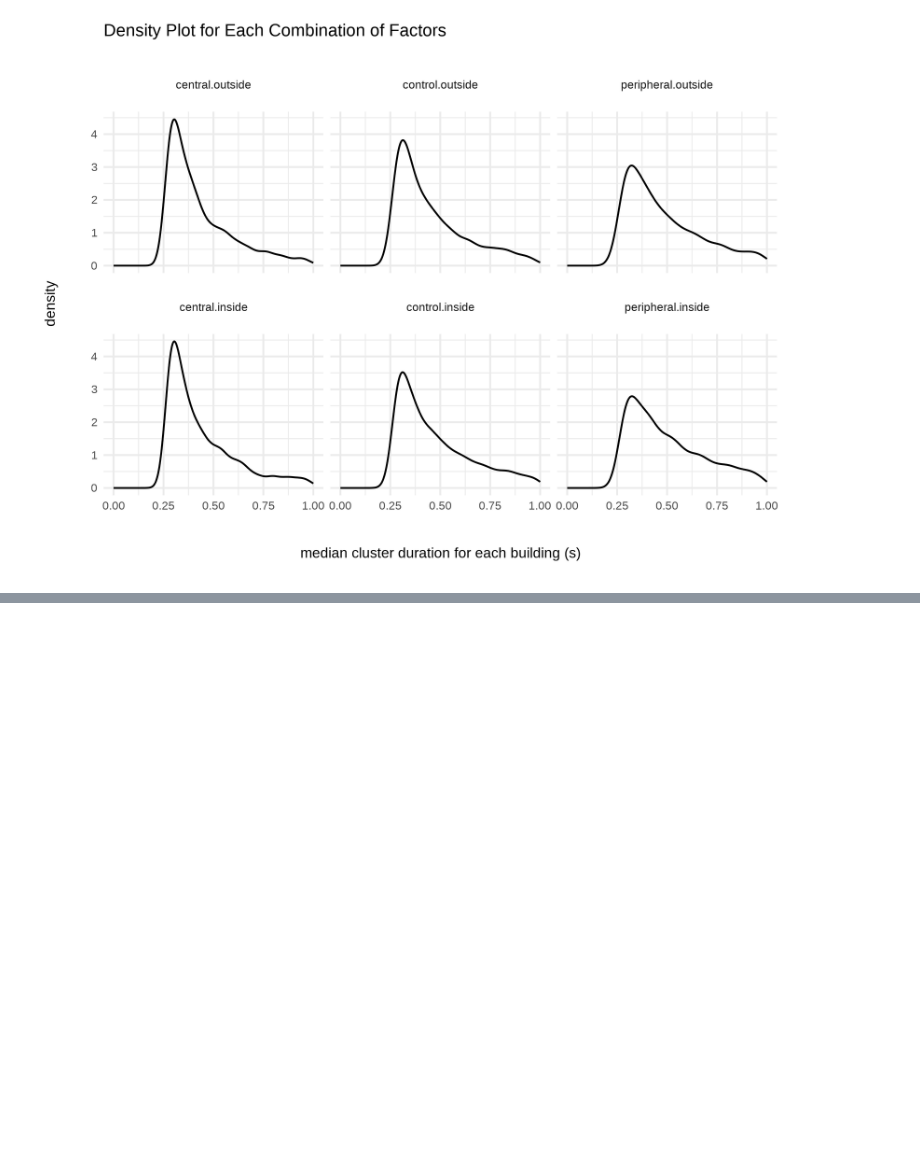
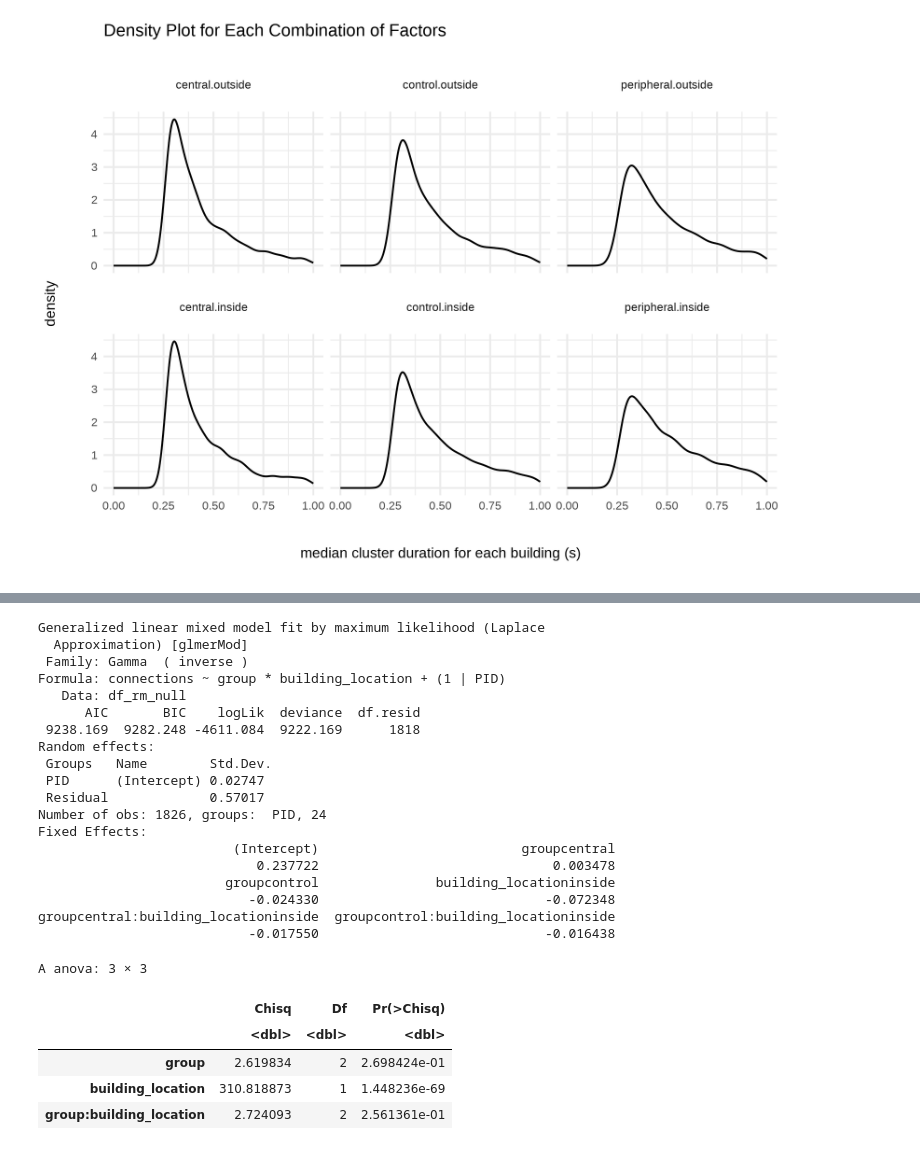
Before and after one commit to SanD94/VReGTrET, a Jupyter notebook: GraphTheory_ET_VR_Westbrueck/Analysis/raw_gaze_analysis/figure_playground.ipynb, the cells around one changed output, grey strips where cells are left out. Saved outputs shown, nothing was run; the diff lists cells and outputs as text; code cells hidden in the pictures; blank space fills up the shorter version.

```diff
--- a/GraphTheory_ET_VR_Westbrueck/Analysis/raw_gaze_analysis/figure_playground.ipynb
+++ b/GraphTheory_ET_VR_Westbrueck/Analysis/raw_gaze_analysis/figure_playground.ipynb
@@ -317,0 +378,30 @@ Making 'packages.html' ...
+# %%
+model
+library(car)
+Anova(model)
+# %% [output]
+Generalized linear mixed model fit by maximum likelihood (Laplace
+  Approximation) [glmerMod]
+ Family: Gamma  ( inverse )
+Formula: connections ~ group * building_location + (1 | PID)
+   Data: df_rm_null
+      AIC       BIC    logLik  deviance  df.resid
+ 9238.169  9282.248 -4611.084  9222.169      1818
+Random effects:
+ Groups   Name        Std.Dev.
+ PID      (Intercept) 0.02747
+ Residual             0.57017
+Number of obs: 1826, groups:  PID, 24
+Fixed Effects:
+                         (Intercept)                          groupcentral
+                            0.237722                              0.003478
+                        groupcontrol               building_locationinside
+                           -0.024330                             -0.072348
+groupcentral:building_locationinside  groupcontrol:building_locationinside
+                           -0.017550                             -0.016438
+A anova: 3 × 3
+|  | Chisq | Df | Pr(>Chisq) |
+|  | <dbl> | <dbl> | <dbl> |
+| group | 2.619834 | 2 | 2.698424e-01 |
+| building_location | 310.818873 | 1 | 1.448236e-69 |
+| group:building_location | 2.724093 | 2 | 2.561361e-01 |
```
Also changed, not shown: parts of 9 cells of this notebook, 3 other files.
